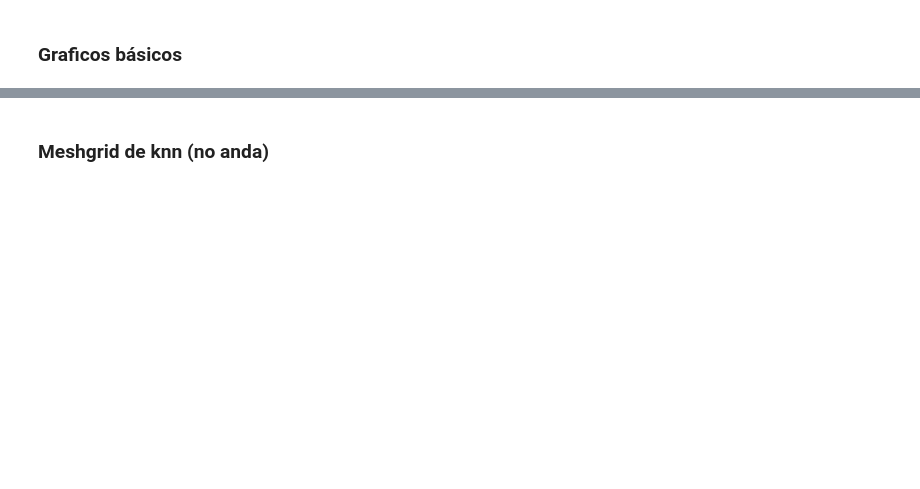
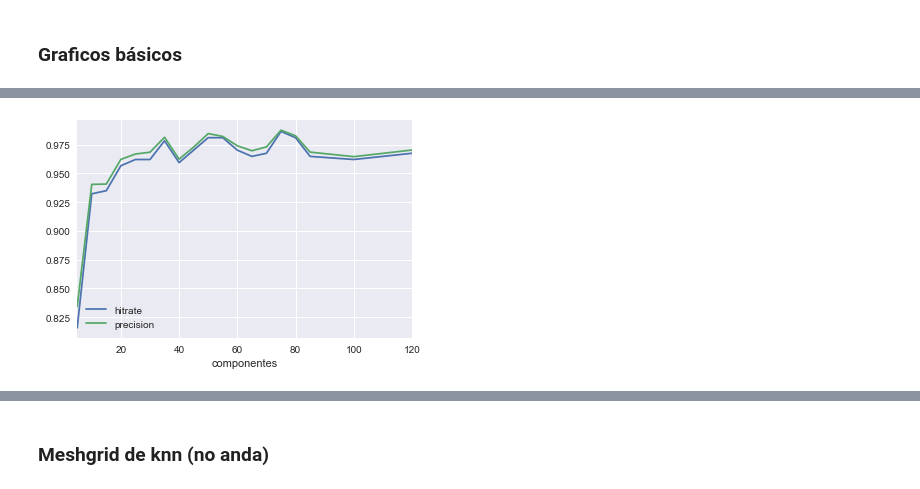
Before and after one commit to smcsicardi/metnum-tp2, a Jupyter notebook: implementacion/grafiquitos.ipynb, the cells around one changed output, grey strips where cells are left out. Cells and saved outputs as stored; diff of their text form; code cells hidden in the pictures; blank space fills up the shorter version.

```diff
--- a/implementacion/grafiquitos.ipynb
+++ b/implementacion/grafiquitos.ipynb
@@ -17,0 +70,7 @@ SyntaxError: Non-ASCII character '\xc3' in file metricas.py on line 26, but no e
+# %%
+todo = pd.read_csv('csv/todo.csv').drop('recall', axis=1)
+sns.set_style("darkgrid")
+todo.plot(x="componentes")
+save('componentes-f1')
+# %% [output]
+[figure, added]
```
Also changed, not shown: parts of 10 cells of this notebook, 4 other files.
